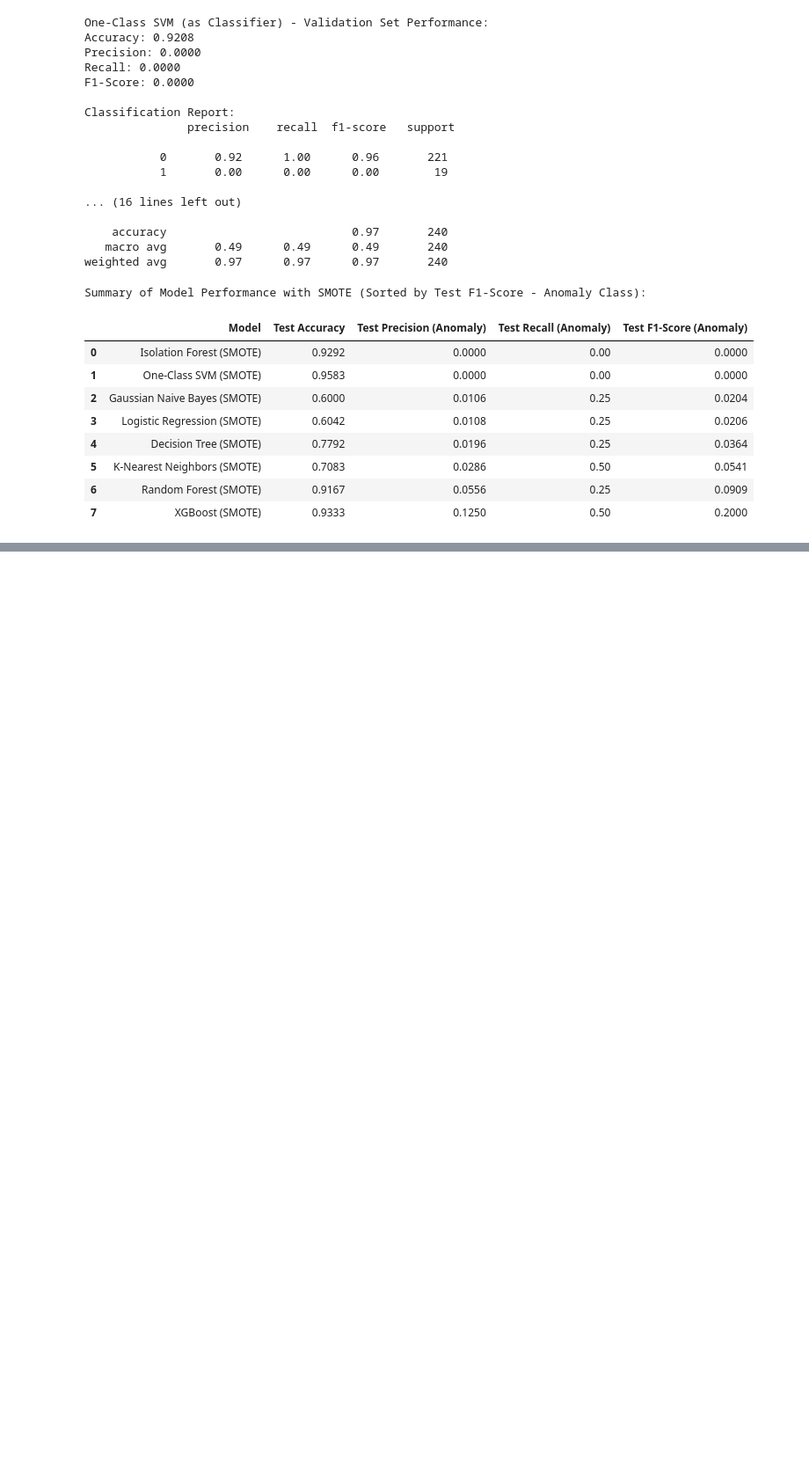
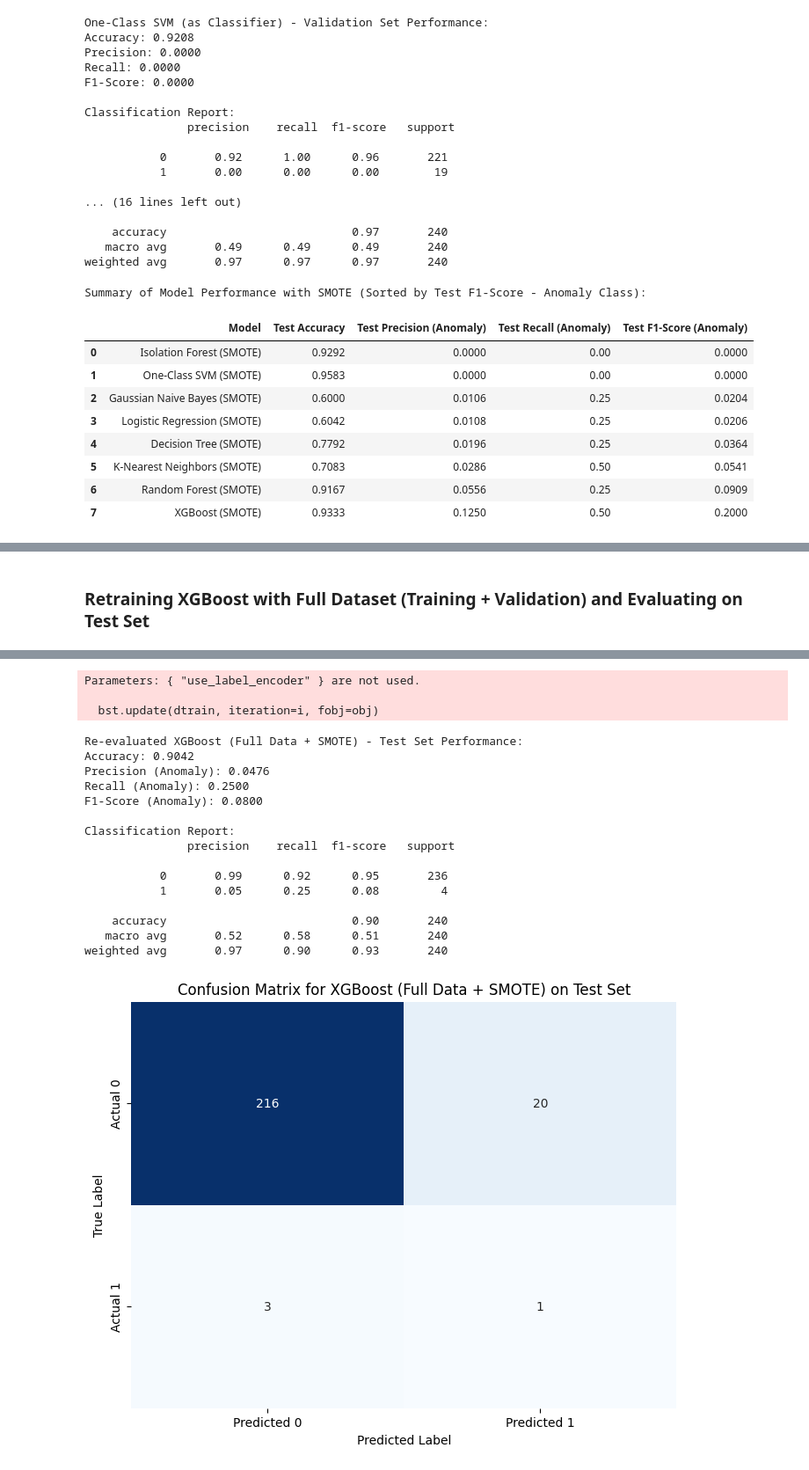
Before and after one commit to nur21horin/machine_learning, a Jupyter notebook: Untitled4.ipynb, the cells around one changed output, grey strips where cells are left out. Shown at 88% size. Cells and saved outputs as stored; diff of their text form; code cells hidden in the pictures; blank space fills up the shorter version.

```diff
--- a/Untitled4.ipynb
+++ b/Untitled4.ipynb
@@ -1286,0 +1408,55 @@ Summary of Model Performance with SMOTE (Sorted by Test F1-Score - Anomaly Class
+# %% [markdown]
+### Retraining XGBoost with Full Dataset (Training + Validation) and Evaluating on Test Set
+# %%
+import numpy as np
+import pandas as pd
+from sklearn.model_selection import train_test_split
+from imblearn.over_sampling import SMOTE
+from sklearn.metrics import accuracy_score, precision_score, recall_score, f1_score, confusion_matrix, classification_report
+import matplotlib.pyplot as plt
+import seaborn as sns
+import xgboost as xgb
+
+# Combine X_train and X_val to form the full training set
+X_full_train = pd.concat([X_train, X_val], ignore_index=True)
+y_full_train = pd.concat([y_train, y_val], ignore_index=True)
+
+print(f"Shape of X_full_train: {X_full_train.shape}")
+print(f"Shape of y_full_train: {y_full_train.shape}")
+print(f"Original class distribution (y_full_train):\n{y_full_train.value_counts()}")
+
+# Apply SMOTE to the combined full training data
+smote_full = SMOTE(random_state=42)
+X_full_train_resampled, y_full_train_resampled = smote_full.fit_resample(X_full_train, y_full_train)
+
+print(f"\nResampled full training set shape: {X_full_train_resampled.shape}")
+print(f"Resampled class distribution (y_full_train_resampled):\n{y_full_train_resampled.value_counts()}")
+
+# Initialize and train the XGBoost model on the resampled full training data
+xgb_model_full_smote = xgb.XGBClassifier(objective='binary:logistic', eval_metric='logloss', use_label_encoder=False, random_state=42)
+xgb_model_full_smote.fit(X_full_train_resampled, y_full_train_resampled)
+
+# Make predictions on the *original test set*
+y_pred_proba_xgb_full_smote = xgb_model_full_smote.predict_proba(X_test)[:, 1]
+y_test_pred_xgb_full_smote = xgb_model_full_smote.predict(X_test)
+
+# Evaluate the model on the test set
+print("\nRe-evaluated XGBoost (Full Data + SMOTE) - Test Set Performance:")
+print(f"Accuracy: {accuracy_score(y_test, y_test_pred_xgb_full_smote):.4f}")
+print(f"Precision (Anomaly): {precision_score(y_test, y_test_pred_xgb_full_smote):.4f}")
+print(f"Recall (Anomaly): {recall_score(y_test, y_test_pred_xgb_full_smote):.4f}")
+print(f"F1-Score (Anomaly): {f1_score(y_test, y_test_pred_xgb_full_smote):.4f}")
+print("\nClassification Report:\n", classification_report(y_test, y_test_pred_xgb_full_smote))
+
+# Calculate and plot the confusion matrix for the test set
+cm_full_smote = confusion_matrix(y_test, y_test_pred_xgb_full_smote)
+
+plt.figure(figsize=(8, 6))
+sns.heatmap(cm_full_smote, annot=True, fmt='d', cmap='Blues', cbar=False,
+            xticklabels=['Predicted 0', 'Predicted 1'],
+            yticklabels=['Actual 0', 'Actual 1'])
+plt.title('Confusion Matrix for XGBoost (Full Data + SMOTE) on Test Set')
+plt.xlabel('Predicted Label')
+plt.ylabel('True Label')
+plt.show()
+# %% [output]
@@ -1286,0 +1477,19 @@ Summary of Model Performance with SMOTE (Sorted by Test F1-Score - Anomaly Class
+Parameters: { "use_label_encoder" } are not used.
+
+  bst.update(dtrain, iteration=i, fobj=obj)
+Re-evaluated XGBoost (Full Data + SMOTE) - Test Set Performance:
+Accuracy: 0.9042
+Precision (Anomaly): 0.0476
+Recall (Anomaly): 0.2500
+F1-Score (Anomaly): 0.0800
+
+Classification Report:
+               precision    recall  f1-score   support
+
+           0       0.99      0.92      0.95       236
+           1       0.05      0.25      0.08         4
+
+    accuracy                           0.90       240
+   macro avg       0.52      0.58      0.51       240
+weighted avg       0.97      0.90      0.93       240
+[figure, added]
```
Also changed, not shown: parts of 9 cells of this notebook.
